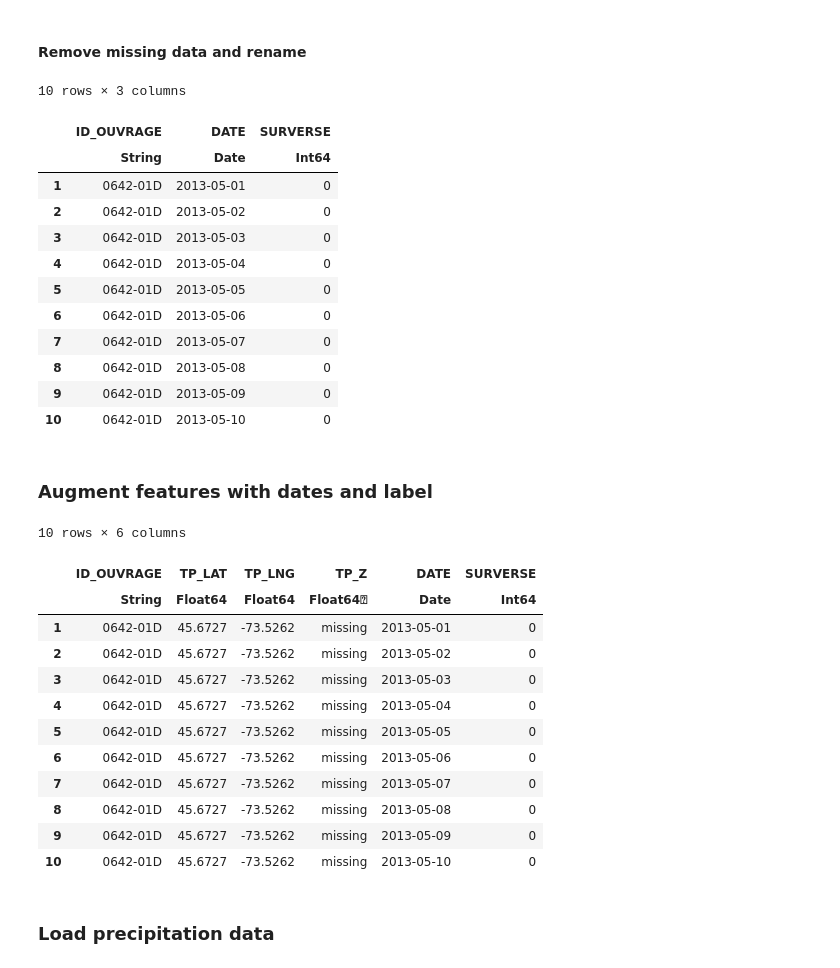
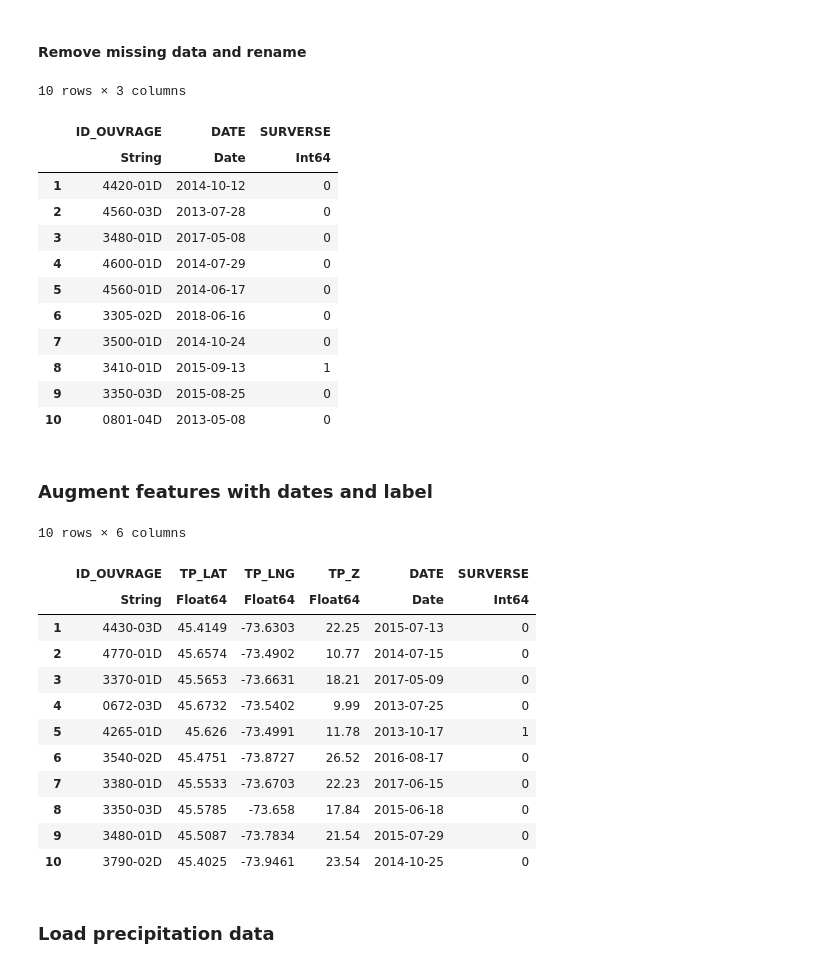
Before and after one commit to JeyzerMC/MTH3302-Project, a Jupyter notebook: Data_Processing.ipynb, the cells around one changed output. Saved outputs shown, nothing was run; the diff lists cells and outputs as text; code cells hidden in the pictures.

```diff
--- a/Data_Processing.ipynb
+++ b/Data_Processing.ipynb
@@ -69,40 +55,40 @@ select!(surverses, [:NO_OUVRAGE, :DATE, :SURVERSE]);
 # %%
 surverses = dropmissing(surverses, disallowmissing=true);
 rename!(surverses, :NO_OUVRAGE => :ID_OUVRAGE);
-first(surverses,10)
+first(shuffleDf(surverses),10)
 # %% [output]
 10 rows × 3 columns
 |  | ID_OUVRAGE | DATE | SURVERSE |
 |  | String | Date | Int64 |
-| 1 | 0642-01D | 2013-05-01 | 0 |
-| 2 | 0642-01D | 2013-05-02 | 0 |
-| 3 | 0642-01D | 2013-05-03 | 0 |
-| 4 | 0642-01D | 2013-05-04 | 0 |
-| 5 | 0642-01D | 2013-05-05 | 0 |
-| 6 | 0642-01D | 2013-05-06 | 0 |
-| 7 | 0642-01D | 2013-05-07 | 0 |
-| 8 | 0642-01D | 2013-05-08 | 0 |
-| 9 | 0642-01D | 2013-05-09 | 0 |
-| 10 | 0642-01D | 2013-05-10 | 0 |
+| 1 | 4420-01D | 2014-10-12 | 0 |
+| 2 | 4560-03D | 2013-07-28 | 0 |
+| 3 | 3480-01D | 2017-05-08 | 0 |
+| 4 | 4600-01D | 2014-07-29 | 0 |
+| 5 | 4560-01D | 2014-06-17 | 0 |
+| 6 | 3305-02D | 2018-06-16 | 0 |
+| 7 | 3500-01D | 2014-10-24 | 0 |
+| 8 | 3410-01D | 2015-09-13 | 1 |
+| 9 | 3350-03D | 2015-08-25 | 0 |
+| 10 | 0801-04D | 2013-05-08 | 0 |
 # %% [markdown]
 ### Augment features with dates and label
 # %%
 comb = join(features, surverses, on = :ID_OUVRAGE);
-first(comb, 10)
+first(shuffleDf(comb), 10)
 # %% [output]
 10 rows × 6 columns
 |  | ID_OUVRAGE | TP_LAT | TP_LNG | TP_Z | DATE | SURVERSE |
-|  | String | Float64 | Float64 | Float64⍰ | Date | Int64 |
-| 1 | 0642-01D | 45.6727 | -73.5262 | missing | 2013-05-01 | 0 |
-| 2 | 0642-01D | 45.6727 | -73.5262 | missing | 2013-05-02 | 0 |
-| 3 | 0642-01D | 45.6727 | -73.5262 | missing | 2013-05-03 | 0 |
-| 4 | 0642-01D | 45.6727 | -73.5262 | missing | 2013-05-04 | 0 |
-| 5 | 0642-01D | 45.6727 | -73.5262 | missing | 2013-05-05 | 0 |
-| 6 | 0642-01D | 45.6727 | -73.5262 | missing | 2013-05-06 | 0 |
-| 7 | 0642-01D | 45.6727 | -73.5262 | missing | 2013-05-07 | 0 |
-| 8 | 0642-01D | 45.6727 | -73.5262 | missing | 2013-05-08 | 0 |
-| 9 | 0642-01D | 45.6727 | -73.5262 | missing | 2013-05-09 | 0 |
-| 10 | 0642-01D | 45.6727 | -73.5262 | missing | 2013-05-10 | 0 |
+|  | String | Float64 | Float64 | Float64 | Date | Int64 |
+| 1 | 4430-03D | 45.4149 | -73.6303 | 22.25 | 2015-07-13 | 0 |
+| 2 | 4770-01D | 45.6574 | -73.4902 | 10.77 | 2014-07-15 | 0 |
+| 3 | 3370-01D | 45.5653 | -73.6631 | 18.21 | 2017-05-09 | 0 |
+| 4 | 0672-03D | 45.6732 | -73.5402 | 9.99 | 2013-07-25 | 0 |
+| 5 | 4265-01D | 45.626 | -73.4991 | 11.78 | 2013-10-17 | 1 |
+| 6 | 3540-02D | 45.4751 | -73.8727 | 26.52 | 2016-08-17 | 0 |
+| 7 | 3380-01D | 45.5533 | -73.6703 | 22.23 | 2017-06-15 | 0 |
+| 8 | 3350-03D | 45.5785 | -73.658 | 17.84 | 2015-06-18 | 0 |
+| 9 | 3480-01D | 45.5087 | -73.7834 | 21.54 | 2015-07-29 | 0 |
+| 10 | 3790-02D | 45.4025 | -73.9461 | 23.54 | 2014-10-25 | 0 |
 # %% [markdown]
 ### Load precipitation data
 # %% [markdown]
```
Also changed, not shown: parts of 27 cells of this notebook, 5 other files.
